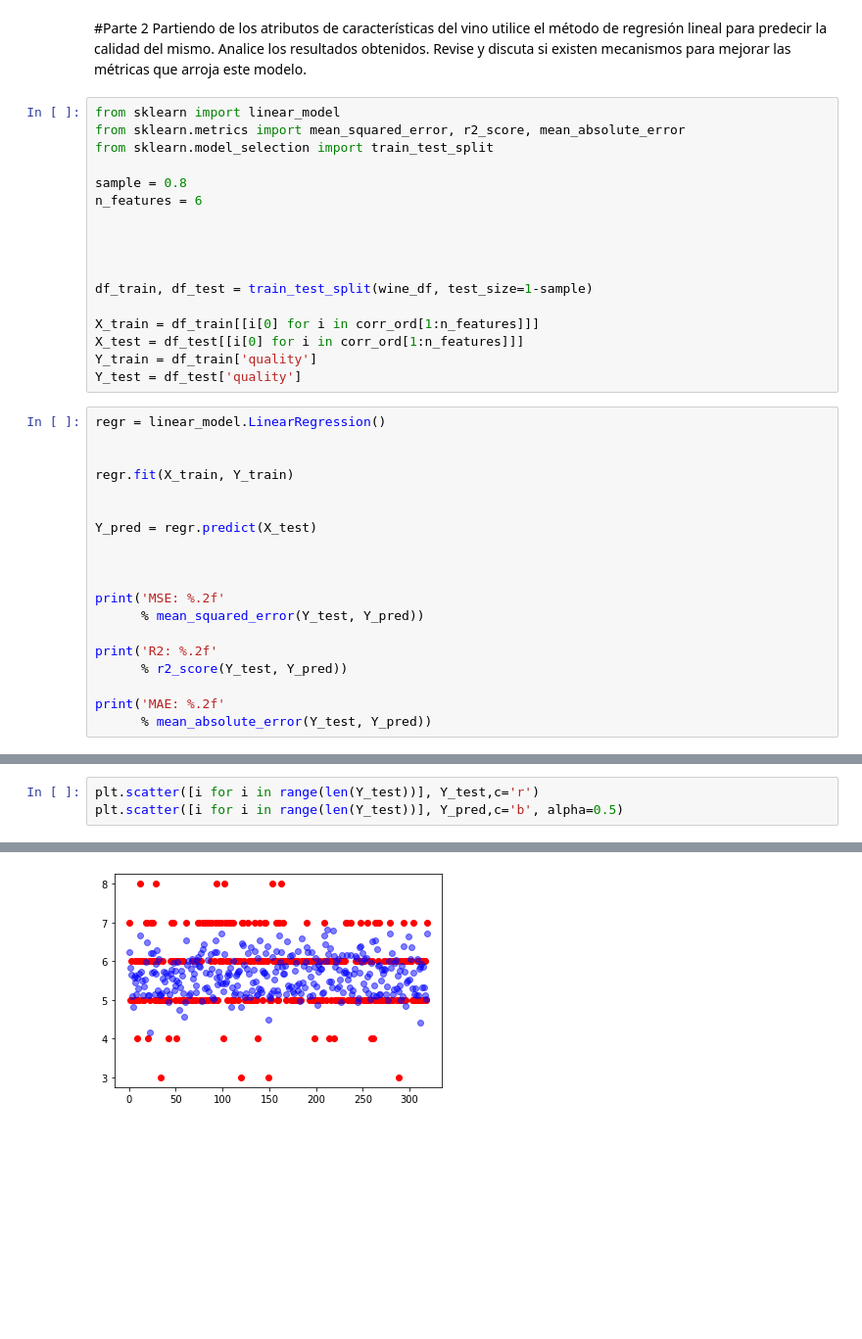
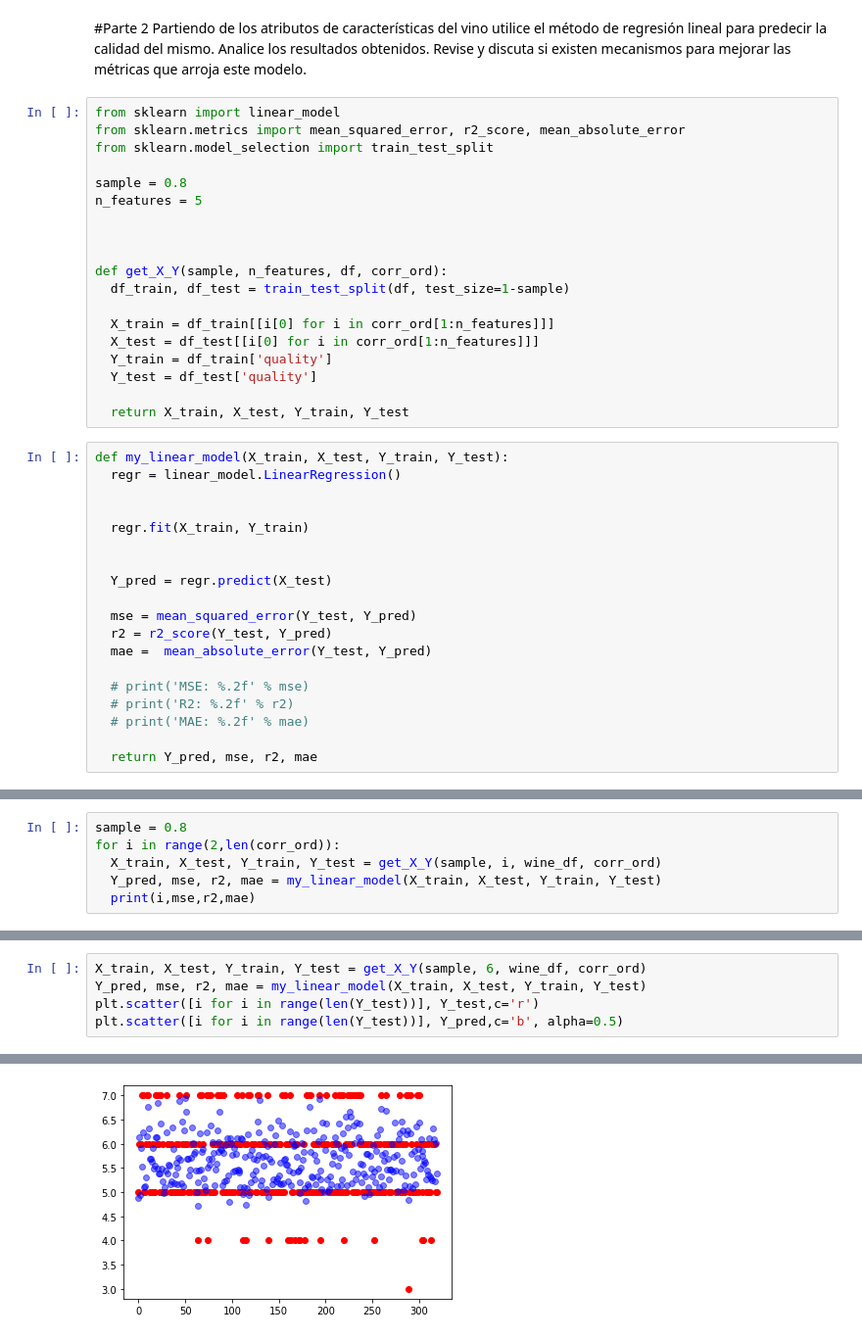
Before and after one commit to rdambrosioz/aa_2021, a Jupyter notebook: aa_tarea1_costanzo_dambrosio.ipynb, the cells around one changed output, grey strips where cells are left out. Shown at 98% size. Drawn from its saved outputs; the diff is of its cells as text; blank space fills up the shorter version.

```diff
--- a/aa_tarea1_costanzo_dambrosio.ipynb
+++ b/aa_tarea1_costanzo_dambrosio.ipynb
@@ -138,33 +138,35 @@ from sklearn.metrics import mean_squared_error, r2_score, mean_absolute_error
 from sklearn.model_selection import train_test_split
 
 sample = 0.8
-n_features = 6
+n_features = 5
 
 
 
+def get_X_Y(sample, n_features, df, corr_ord):
+  df_train, df_test = train_test_split(df, test_size=1-sample)
 
-df_train, df_test = train_test_split(wine_df, test_size=1-sample)
+  X_train = df_train[[i[0] for i in corr_ord[1:n_features]]]
+  X_test = df_test[[i[0] for i in corr_ord[1:n_features]]]
+  Y_train = df_train['quality']
+  Y_test = df_test['quality']
 
-X_train = df_train[[i[0] for i in corr_ord[1:n_features]]]
-X_test = df_test[[i[0] for i in corr_ord[1:n_features]]]
-Y_train = df_train['quality']
-Y_test = df_test['quality']
+  return X_train, X_test, Y_train, Y_test
 # %%
-regr = linear_model.LinearRegression()
+def my_linear_model(X_train, X_test, Y_train, Y_test):
+  regr = linear_model.LinearRegression()
 
 
-regr.fit(X_train, Y_train)
+  regr.fit(X_train, Y_train)
 
 
-Y_pred = regr.predict(X_test)
+  Y_pred = regr.predict(X_test)
 
+  mse = mean_squared_error(Y_test, Y_pred)
+  r2 = r2_score(Y_test, Y_pred)
+  mae =  mean_absolute_error(Y_test, Y_pred)
 
+  # print('MSE: %.2f' % mse)
+  # print('R2: %.2f' % r2)
+  # print('MAE: %.2f' % mae)
 
-print('MSE: %.2f'
-      % mean_squared_error(Y_test, Y_pred))
-
-print('R2: %.2f'
-      % r2_score(Y_test, Y_pred))
-
-print('MAE: %.2f'
-      % mean_absolute_error(Y_test, Y_pred))
+  return Y_pred, mse, r2, mae
@@ -174,0 +173,6 @@ MAE: 0.52
+# %%
+sample = 0.8
+for i in range(2,len(corr_ord)):
+  X_train, X_test, Y_train, Y_test = get_X_Y(sample, i, wine_df, corr_ord)
+  Y_pred, mse, r2, mae = my_linear_model(X_train, X_test, Y_train, Y_test)
+  print(i,mse,r2,mae)
@@ -175,9 +190,11 @@ MAE: 0.52
 # %%
+X_train, X_test, Y_train, Y_test = get_X_Y(sample, 6, wine_df, corr_ord)
+Y_pred, mse, r2, mae = my_linear_model(X_train, X_test, Y_train, Y_test)
 plt.scatter([i for i in range(len(Y_test))], Y_test,c='r')
 plt.scatter([i for i in range(len(Y_test))], Y_pred,c='b', alpha=0.5)
 # %% [output]
 <matplotlib.collections.PathCollection at 0x...>
-[figure, old version]
+[figure, new version]
 # %%
 import math
 Y_pred_adapted = [math.floor(i) if abs(math.floor(i)-i) <= 0.5 else math.ceil(i) for i in Y_pred]
```
Also changed, not shown: parts of 27 cells of this notebook.
